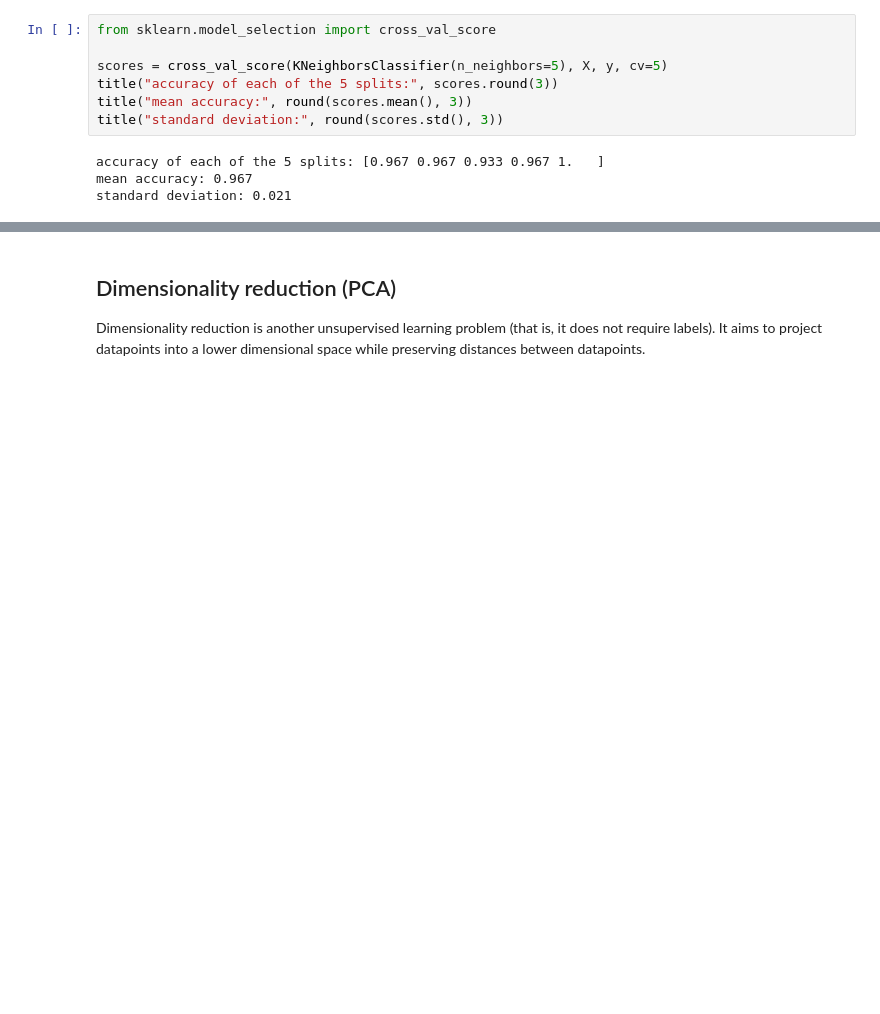
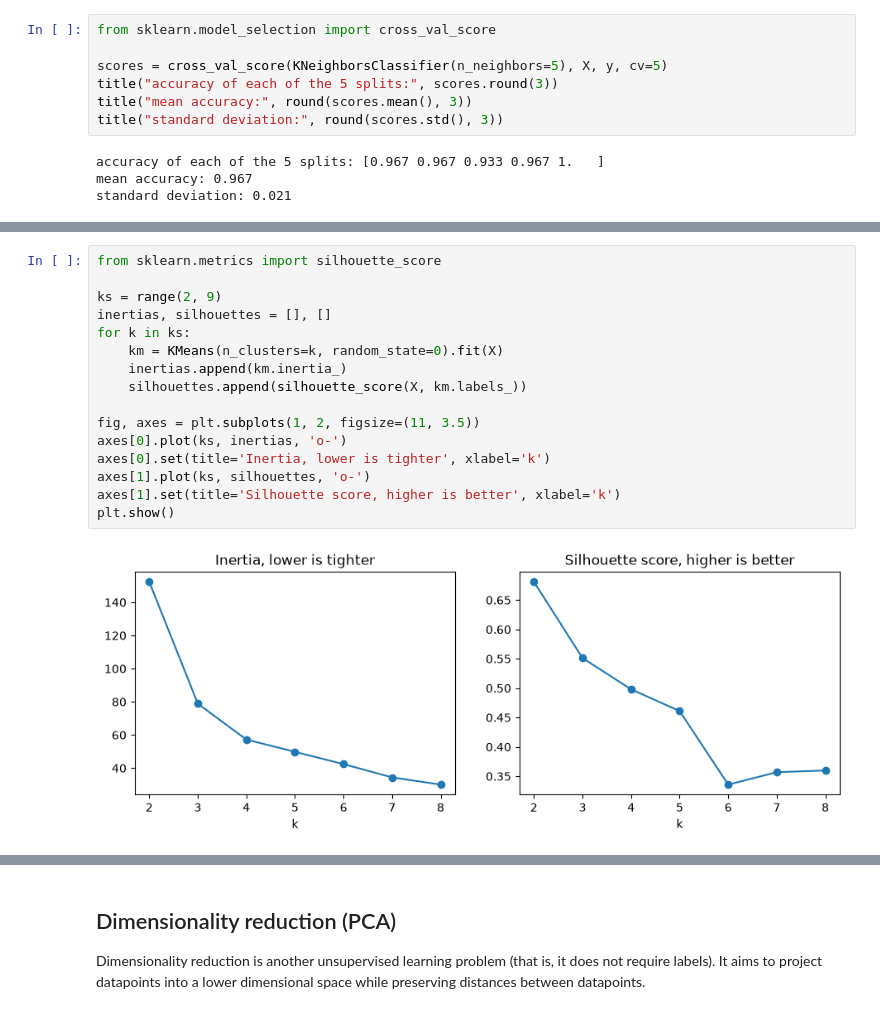
Before and after one commit to yundaqwe/Software-Project, a Jupyter notebook: scikit_learn.ipynb, the cells around one changed output, grey strips where cells are left out. Drawn from its saved outputs; the diff is of its cells as text; blank space fills up the shorter version.

```diff
--- a/scikit_learn.ipynb
+++ b/scikit_learn.ipynb
@@ -606,0 +625,18 @@ plt.show()
+# %%
+from sklearn.metrics import silhouette_score
+
+ks = range(2, 9)
+inertias, silhouettes = [], []
+for k in ks:
+    km = KMeans(n_clusters=k, random_state=0).fit(X)
+    inertias.append(km.inertia_)
+    silhouettes.append(silhouette_score(X, km.labels_))
+
+fig, axes = plt.subplots(1, 2, figsize=(11, 3.5))
+axes[0].plot(ks, inertias, 'o-')
+axes[0].set(title='Inertia, lower is tighter', xlabel='k')
+axes[1].plot(ks, silhouettes, 'o-')
+axes[1].set(title='Silhouette score, higher is better', xlabel='k')
+plt.show()
+# %% [output]
+[figure, added]
```
Also changed, not shown: parts of 20 cells of this notebook.
